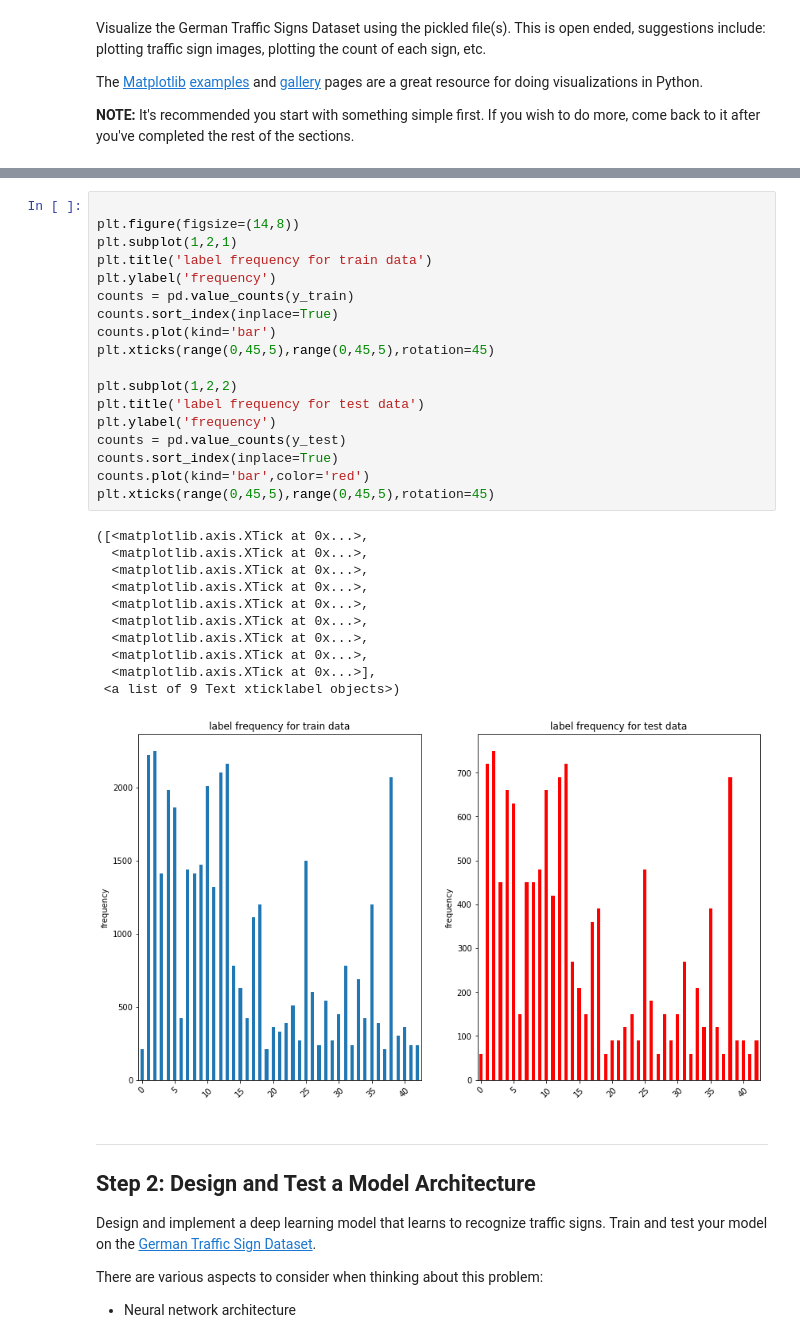
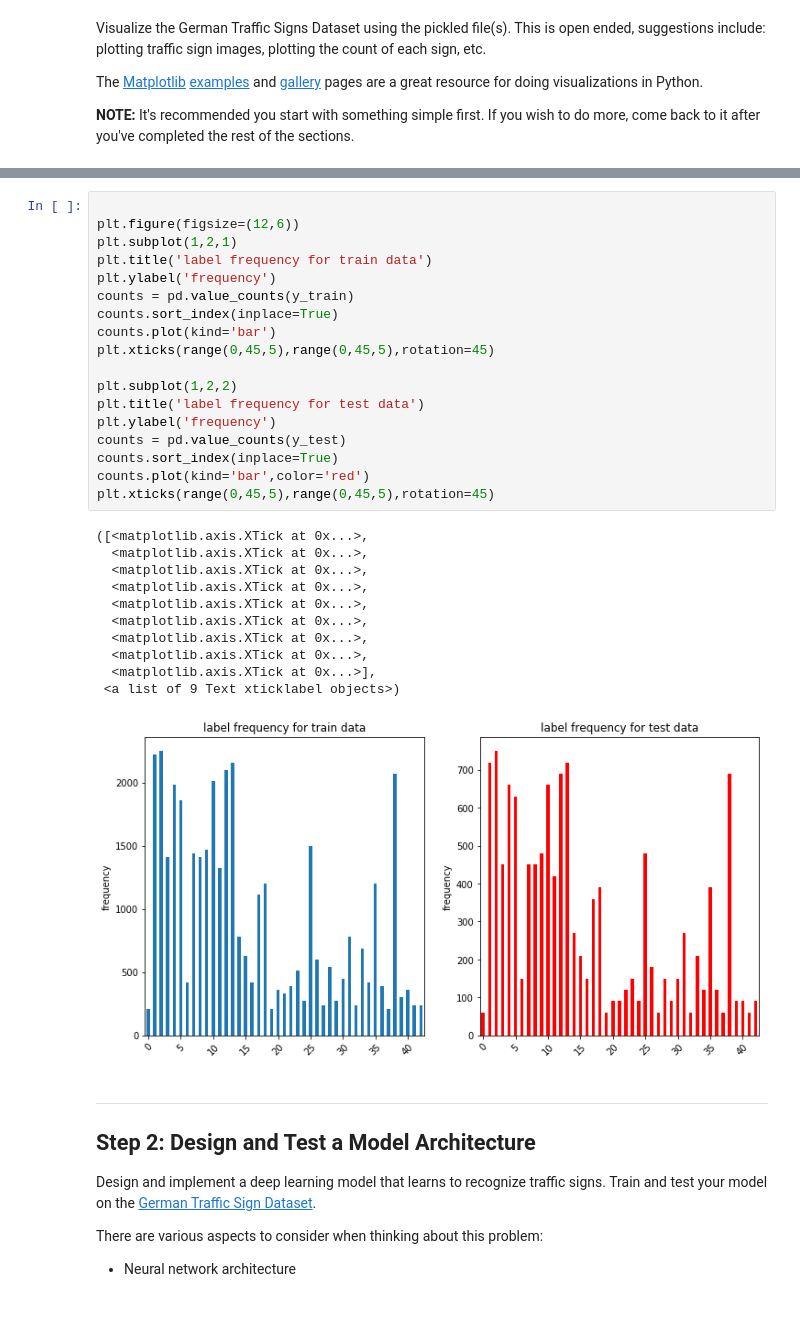
Before and after one commit to licq/CarND-Traffic-Sign-Classifier-Project, a Jupyter notebook: Traffic_Sign_Classifier.ipynb, the cells around one changed output, grey strips where cells are left out. Saved outputs shown, nothing was run; the diff lists cells and outputs as text; blank space fills up the shorter version.

```diff
--- a/Traffic_Sign_Classifier.ipynb
+++ b/Traffic_Sign_Classifier.ipynb
@@ -115,33 +115,33 @@ for label in sorted(np.unique(y_train)):
 # %%
 
-plt.figure(figsize=(14,8))
+plt.figure(figsize=(12,6))
 plt.subplot(1,2,1)
 plt.title('label frequency for train data')
 plt.ylabel('frequency')
 counts = pd.value_counts(y_train)
 counts.sort_index(inplace=True)
 counts.plot(kind='bar')
 plt.xticks(range(0,45,5),range(0,45,5),rotation=45)
 
 plt.subplot(1,2,2)
 plt.title('label frequency for test data')
 plt.ylabel('frequency')
 counts = pd.value_counts(y_test)
 counts.sort_index(inplace=True)
 counts.plot(kind='bar',color='red')
 plt.xticks(range(0,45,5),range(0,45,5),rotation=45)
 # %% [output]
 ([<matplotlib.axis.XTick at 0x...>,
   <matplotlib.axis.XTick at 0x...>,
   <matplotlib.axis.XTick at 0x...>,
   <matplotlib.axis.XTick at 0x...>,
   <matplotlib.axis.XTick at 0x...>,
   <matplotlib.axis.XTick at 0x...>,
   <matplotlib.axis.XTick at 0x...>,
   <matplotlib.axis.XTick at 0x...>,
   <matplotlib.axis.XTick at 0x...>],
  <a list of 9 Text xticklabel objects>)
-[figure, old version]
+[figure, new version]
 # %% [markdown]
 ----
 
```
Also changed, not shown: parts of 9 cells of this notebook.
